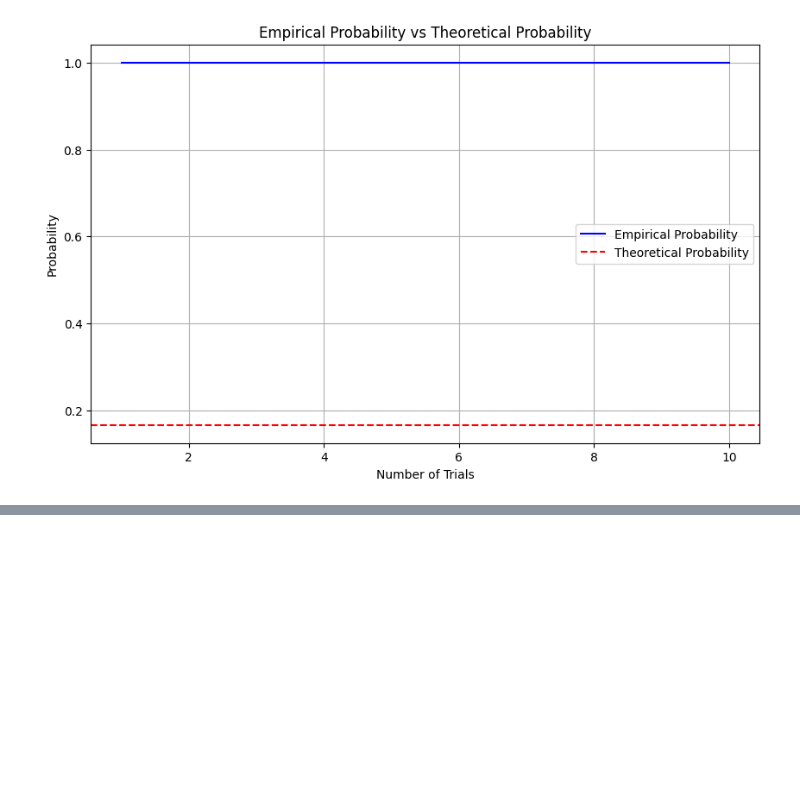
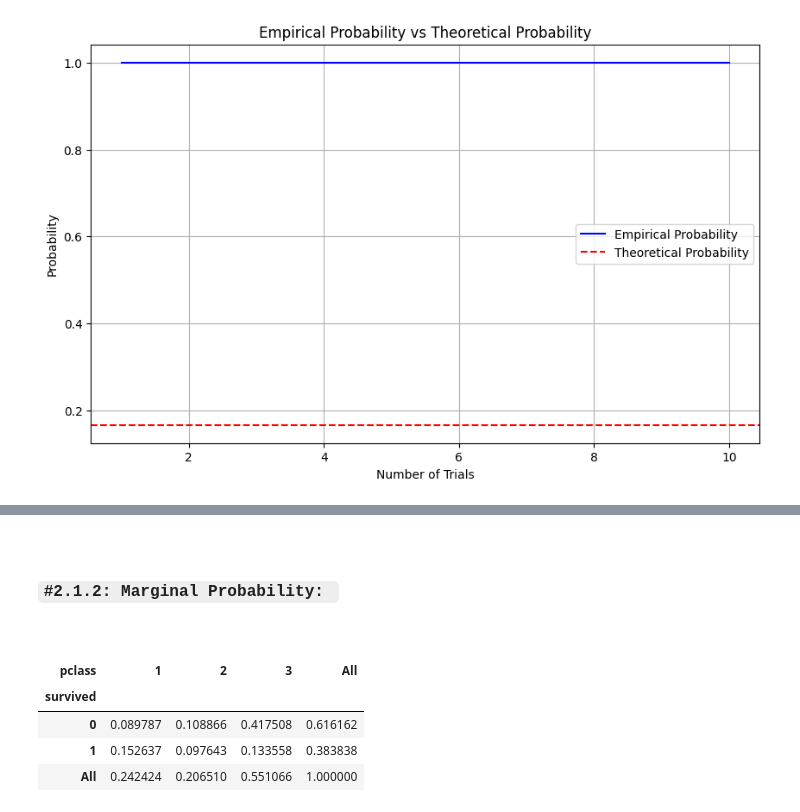
Before and after one commit to yasin-arafat-05/jupyterNotebook, a Jupyter notebook: MathForML/probability/code.ipynb, the cells around one changed output, grey strips where cells are left out. Drawn from its saved outputs; the diff is of its cells as text; code cells hidden in the pictures; blank space fills up the shorter version.

```diff
--- a/MathForML/probability/code.ipynb
+++ b/MathForML/probability/code.ipynb
@@ -40,0 +89,14 @@ plt.show()
+# %% [markdown]
+<br>
+
+### `#2.1.2: Marginal Probability: `
+
+<br>
+# %%
+pd.crosstab(df["survived"],df['pclass'],margins=True,normalize='all')
+# %% [output]
+| pclass | 1 | 2 | 3 | All |
+| survived |  |  |  |  |
+| 0 | 0.089787 | 0.108866 | 0.417508 | 0.616162 |
+| 1 | 0.152637 | 0.097643 | 0.133558 | 0.383838 |
+| All | 0.242424 | 0.206510 | 0.551066 | 1.000000 |
```
Also changed, not shown: parts of 9 cells of this notebook, 5 other files.
